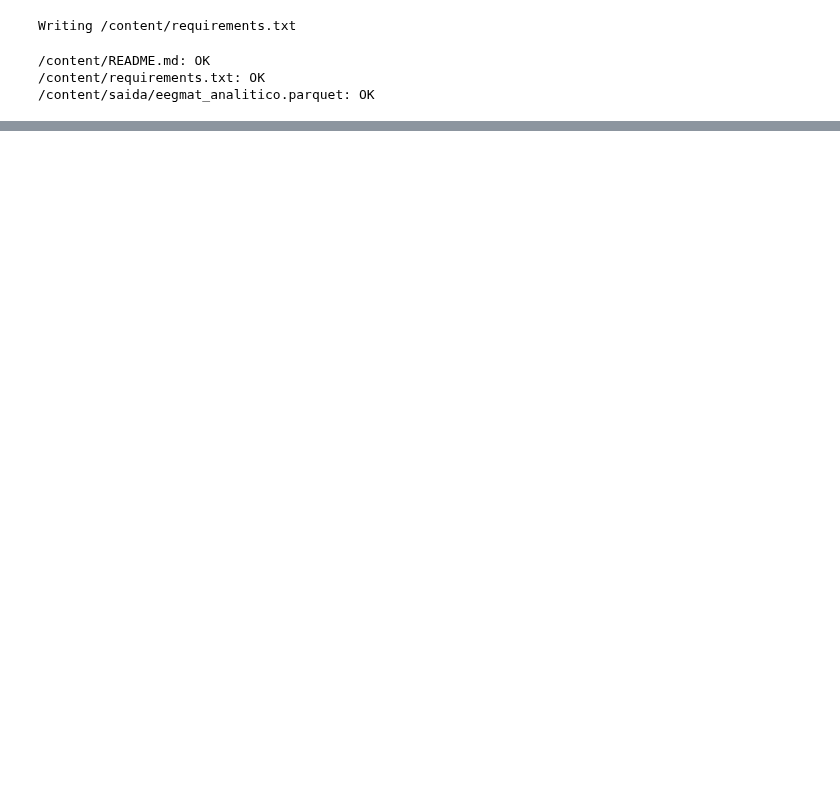
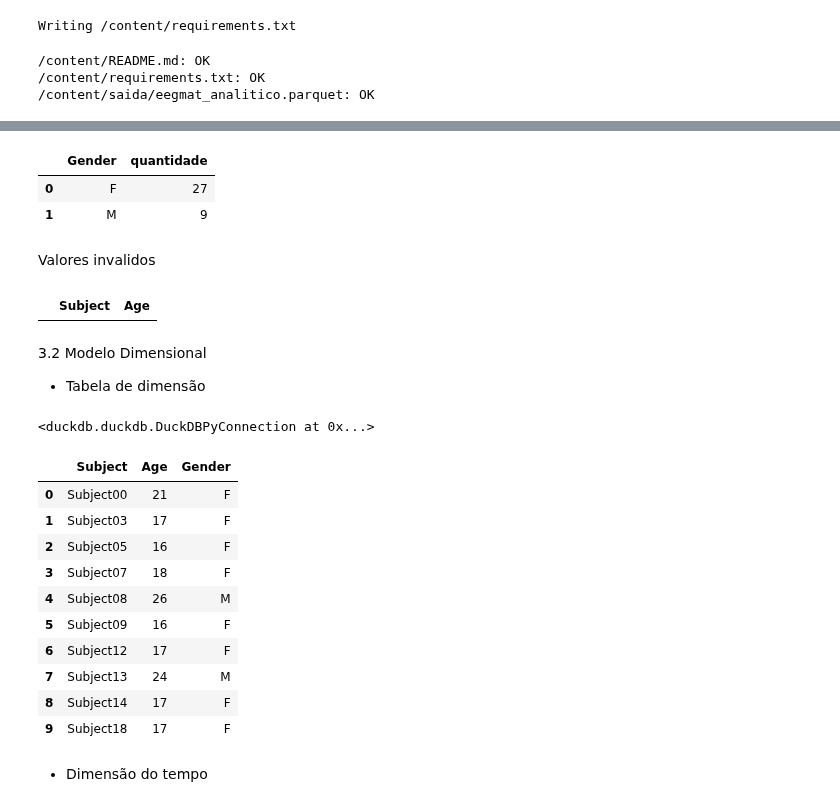
Before and after one commit to mariasurjus1005/projeto-reprodutivel-eeg_aula1, a Jupyter notebook: EEGMAT_EDA.ipynb, the cells around one changed output, grey strips where cells are left out. Drawn from its saved outputs; the diff is of its cells as text; code cells hidden in the pictures; blank space fills up the shorter version.

```diff
--- a/EEGMAT_EDA.ipynb
+++ b/EEGMAT_EDA.ipynb
@@ -474,0 +580,64 @@ for arquivo in arquivos:
+# %%
+con.execute("""
+SELECT
+    Gender,
+    COUNT(*) AS quantidade
+FROM read_parquet('./saida/eegmat_analitico.parquet')
+GROUP BY Gender
+ORDER BY quantidade DESC
+""").fetchdf()
+# %% [output]
+|  | Gender | quantidade |
+| 0 | F | 27 |
+| 1 | M | 9 |
+# %% [markdown]
+Valores invalidos
+# %%
+con.execute("""
+SELECT
+    Subject,
+    Age
+FROM read_parquet('./saida/eegmat_analitico.parquet')
+WHERE Age < 0 OR Age > 120
+ORDER BY Age
+""").fetchdf()
+# %% [output]
+|  | Subject | Age |
+# %% [markdown]
+3.2 Modelo Dimensional
+
+
+*   Tabela de dimensão
+# %%
+con.execute("""
+CREATE OR REPLACE TABLE dim_participant AS
+SELECT DISTINCT
+    Subject,
+    Age,
+    Gender
+FROM read_parquet('./saida/eegmat_analitico.parquet')
+""")
+# %% [output]
+<duckdb.duckdb.DuckDBPyConnection at 0x...>
+# %%
+con.execute("""
+SELECT *
+FROM dim_participant
+LIMIT 10
+""").fetchdf()
+# %% [output]
+|  | Subject | Age | Gender |
+| 0 | Subject00 | 21 | F |
+| 1 | Subject03 | 17 | F |
+| 2 | Subject05 | 16 | F |
+| 3 | Subject07 | 18 | F |
+| 4 | Subject08 | 26 | M |
+| 5 | Subject09 | 16 | F |
+| 6 | Subject12 | 17 | F |
+| 7 | Subject13 | 24 | M |
+| 8 | Subject14 | 17 | F |
+| 9 | Subject18 | 17 | F |
+# %% [markdown]
+
+
+*   Dimensão do tempo
```
Also changed, not shown: parts of 20 cells of this notebook.
